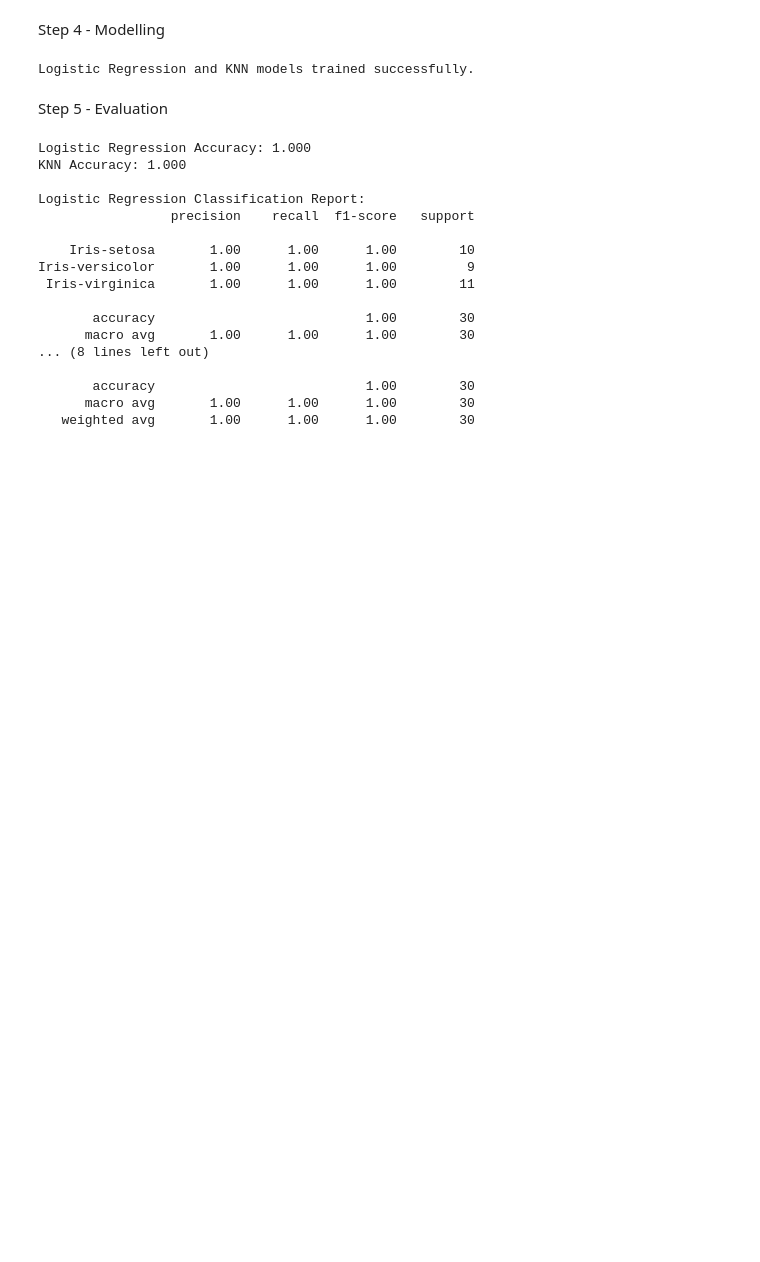
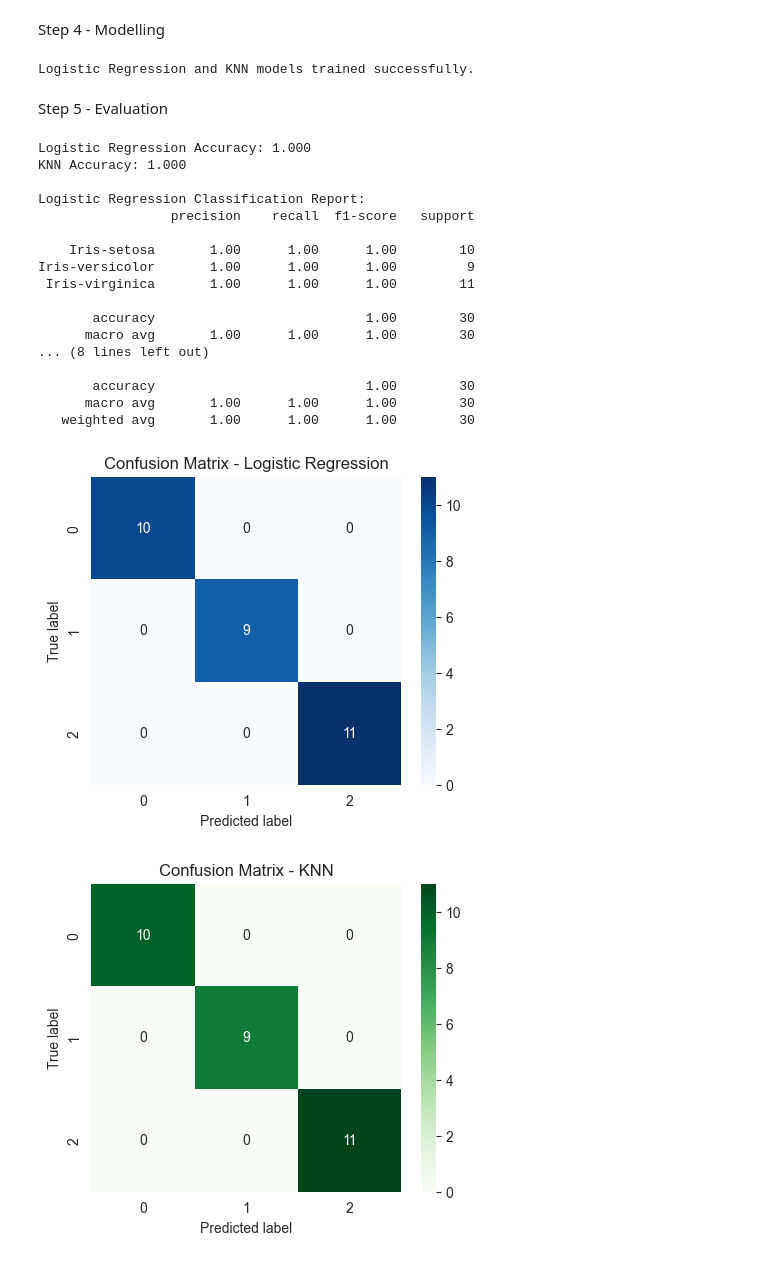
Before and after one commit to yathukamal/week7_classification, a Jupyter notebook: Iris_classification.ipynb, the cells around one changed output. Saved outputs shown, nothing was run; the diff lists cells and outputs as text; code cells hidden in the pictures; blank space fills up the shorter version.

```diff
--- a/Iris_classification.ipynb
+++ b/Iris_classification.ipynb
@@ -226,4 +226,28 @@ Iris-versicolor       1.00      1.00      1.00         9
       macro avg       1.00      1.00      1.00        30
    weighted avg       1.00      1.00      1.00        30
 # %%
-#
+#Confusion Matrices
+#Confusion matrix for Logistic Regression
+cm_log = confusion_matrix(y_test, y_pred_log)
+
+#Confusion matrix for KNN
+cm_knn = confusion_matrix(y_test, y_pred_knn)
+
+#Plot confusion matrix for logistic regression
+plt.figure(figsize=(5,4))
+sns.heatmap(cm_log, annot=True, fmt="d", cmap="Blues")
+plt.title("Confusion Matrix - Logistic Regression")
+plt.xlabel("Predicted label")
+plt.ylabel("True label")
+plt.show()
+
+#Plot Confusion Matrix for KNN
+plt.figure(figsize=(5,4))
+sns.heatmap(cm_knn, annot=True, fmt="d", cmap="Greens")
+plt.title("Confusion Matrix - KNN")
+plt.xlabel("Predicted label")
+plt.ylabel("True label")
+plt.show()
+# %% [output]
+[figure, added]
+[figure, added]
```
